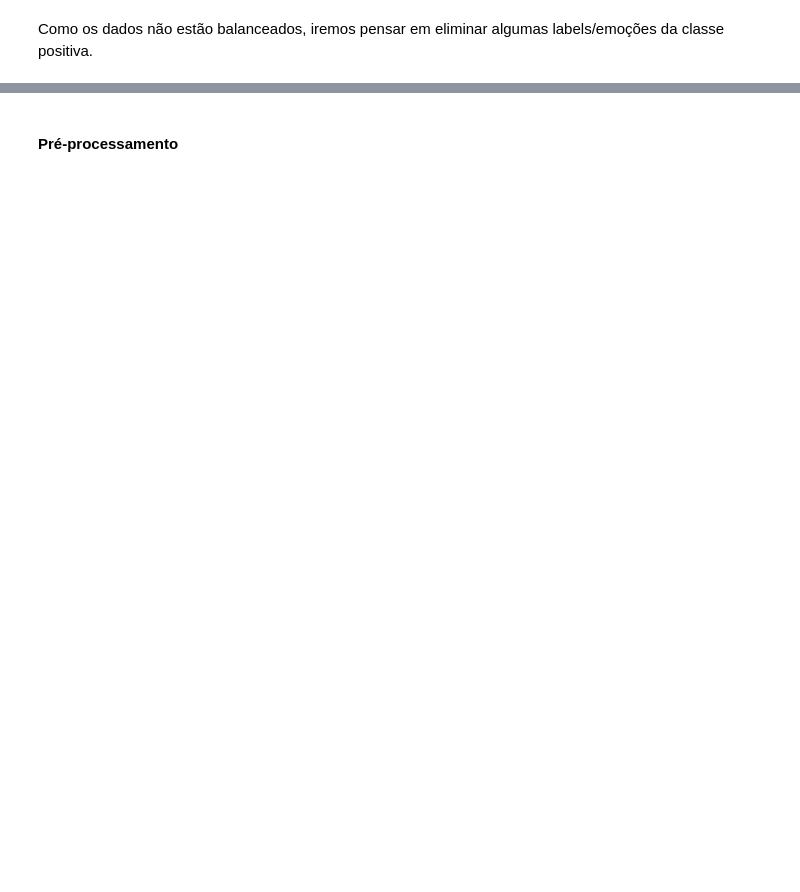
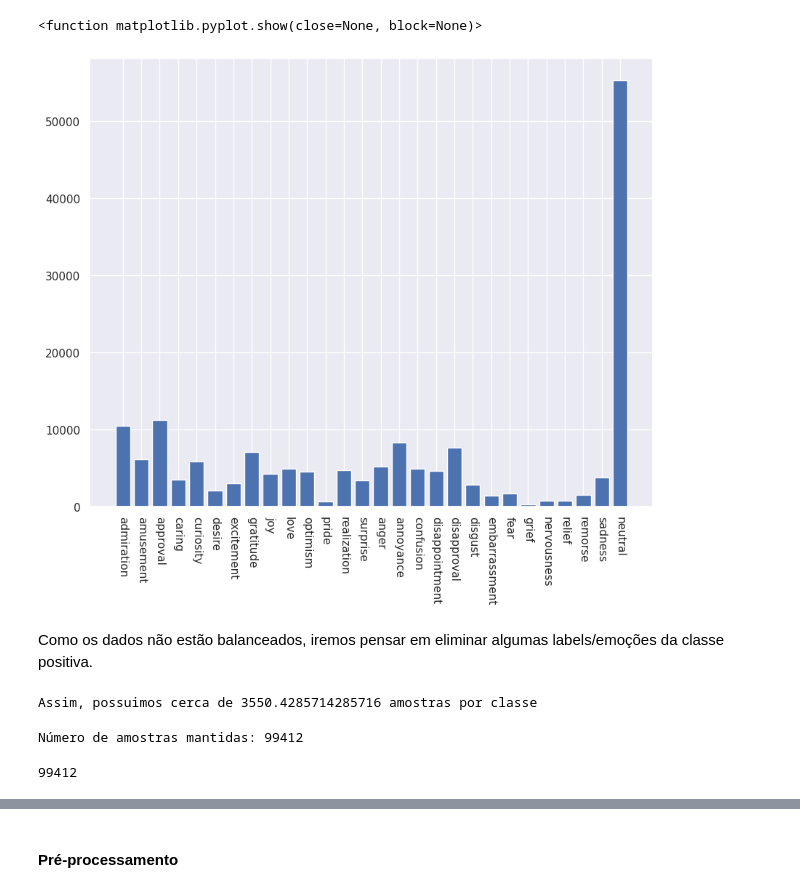
Before and after one commit to icmc-data/sentiment-analysis-goemotions, a Jupyter notebook: notebooks/1_initial_analysis.ipynb, the cells around one changed output, grey strips where cells are left out. Saved outputs shown, nothing was run; the diff lists cells and outputs as text; code cells hidden in the pictures; blank space fills up the shorter version.

```diff
--- a/notebooks/1_initial_analysis.ipynb
+++ b/notebooks/1_initial_analysis.ipynb
@@ -35,4 +55,9 @@ for i, col in enumerate(list(df.columns)):
 # %%
-positive_columns = ['admiration', 'amusement', 'approval', 'caring', 'curiosity', 'desire', 'excitement', 'gratitude', 'joy', 'love', 'optimism', 'pride', 'realization', 'surprise']
-negative_columns = ['anger', 'annoyance', 'confusion', 'disappointment', 'disapproval', 'disgust', 'embarrassment', 'fear', 'grief', 'nervousness', 'relief', 'remorse', 'sadness']
-neutral_columns  = ['neutral']
+list_emotions = [
+    'admiration', 'amusement', 'approval', 'caring',
+    'curiosity', 'desire', 'excitement', 'gratitude',
+    'joy', 'love', 'optimism', 'pride', 'realization',
+    'surprise', 'anger', 'annoyance', 'confusion', 'disappointment',
+    'disapproval', 'disgust', 'embarrassment', 'fear',
+    'grief', 'nervousness', 'relief', 'remorse', 'sadness', 'neutral'
+]
@@ -38,0 +66,2 @@ neutral_columns  = ['neutral']
+# %%
+df['num_labels'] = df[list_emotions].apply(lambda x: np.sum(x), 1)
@@ -38,0 +74,3 @@ neutral_columns  = ['neutral']
+# %%
+df = df.drop(df[df['num_labels'] != 1].index)
+df.head()
@@ -39,4 +87,5 @@ neutral_columns  = ['neutral']
 # %%
-positive_emotions_count = {}
-for emotion in positive_columns:
-    positive_emotions_count[emotion] = df[emotion].value_counts().to_dict()[1]
+emotions_count = {}
+for emotion in list_emotions:
+    emotions_count[emotion] = df[emotion].value_counts().to_dict()[1]
+emotions_count
@@ -43,5 +110,8 @@ for emotion in positive_columns:
 # %%
 plt.figure(figsize=(10,8))
-plt.bar(x=positive_emotions_count.keys(), height=positive_emotions_count.values())
-plt.xticks(rotation=-45)
+plt.bar(x=emotions_count.keys(), height=emotions_count.values())
+plt.xticks(rotation=-90)
 plt.show
+# %% [output]
+<function matplotlib.pyplot.show(close=None, block=None)>
+[figure, added]
@@ -69,12 +120,20 @@ Como os dados não estão balanceados, iremos pensar em eliminar algumas labels/
 # %%
 threshold = 5000
 ids = []
-for emotion in positive_columns:
-    if positive_emotions_count[emotion] > threshold:
-        ids += df[df[emotion] == 1].sample(threshold)['id'].to_list()
+for emotion in list_emotions:
+    if emotions_count[emotion] > threshold:
+        ids += df[df[emotion] == 1].sample(threshold).index.to_list()
     else:
-        ids += df[df[emotion] == 1]['id'].to_list()
+        ids += df[df[emotion] == 1].index.to_list()
+print(f"Assim, possuimos cerca de {len(ids)/len(list_emotions)} amostras por classe")
+# %% [output]
+Assim, possuimos cerca de 3550.4285714285716 amostras por classe
 # %%
-print(f'Número de amostras removidas: {len(ids)}')
+print(f'Número de amostras mantidas: {len(ids)}')
+# %% [output]
+Número de amostras mantidas: 99412
 # %%
-df_balanced = df[df['id'].isin(ids)]
+df_balanced = df[df.index.isin(ids)]
+len(df_balanced)
+# %% [output]
+99412
```
Also changed, not shown: parts of 32 cells of this notebook, 5 other files.
